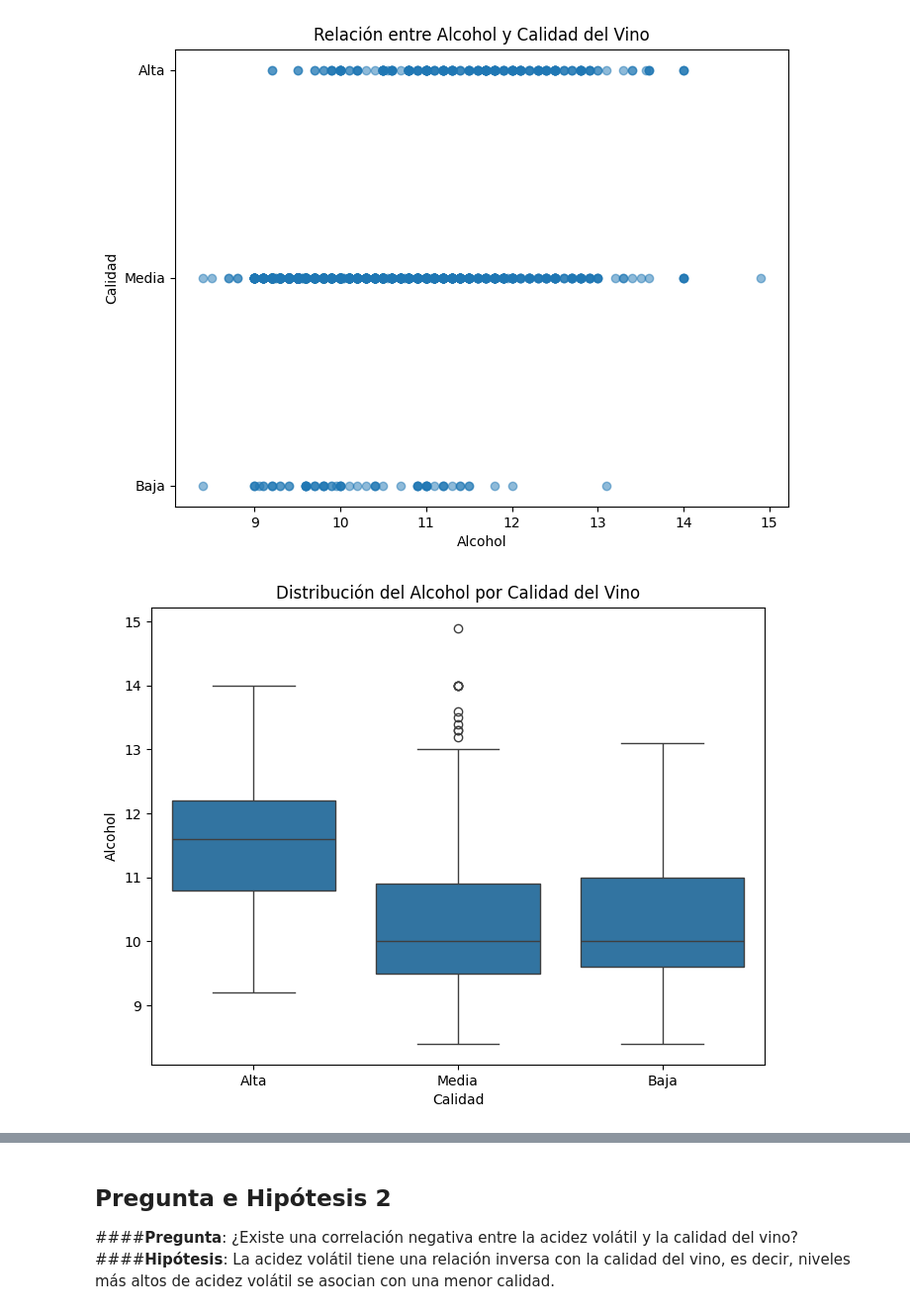
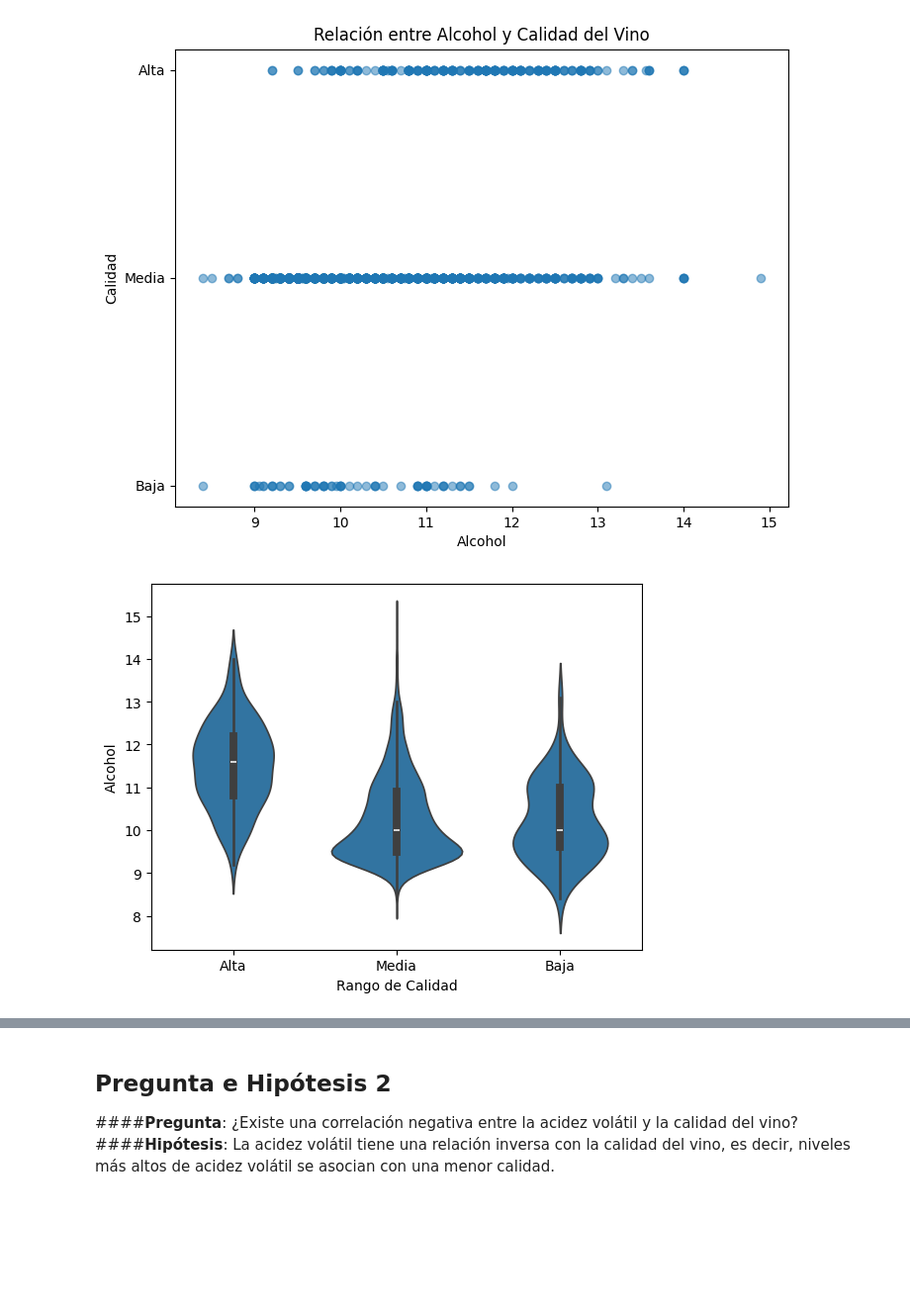
Before and after one commit to tdiego74/Clase_Data_Science_II_PBLC, a Jupyter notebook: Proyecto_DS_II_Preentrega_I_Tocci.ipynb, the cells around one changed output, grey strips where cells are left out. Shown at 99% size. Cells and saved outputs as stored; diff of their text form; code cells hidden in the pictures; blank space fills up the shorter version.

```diff
--- a/Proyecto_DS_II_Preentrega_I_Tocci.ipynb
+++ b/Proyecto_DS_II_Preentrega_I_Tocci.ipynb
@@ -299,17 +323,11 @@ plt.grid(False)
 plt.show()
 # %% [output]
 [figure]
-# %%
-# Boxplot: Comparación de la Distribución del Alcohol entre Diferentes Calidades (Bivariado)
-fig, ax = plt.subplots(figsize=(8, 6))
-sns.boxplot(x='Rango de Calidad', y='Alcohol', data=df)
-ax.set_title('Distribución del Alcohol por Calidad del Vino')
-ax.set_xlabel('Calidad')
-ax.set_ylabel('Alcohol')
-plt.grid(False)
-plt.show()
-# %% [output]
-[figure, removed]
+# %%
+sns.violinplot(x=df['Rango de Calidad'], y=df['Alcohol'])
+plt.show()
+# %% [output]
+[figure, added]
 # %% [markdown]
 
 ## **Interpretación:**
```
Also changed, not shown: parts of 9 cells of this notebook.
